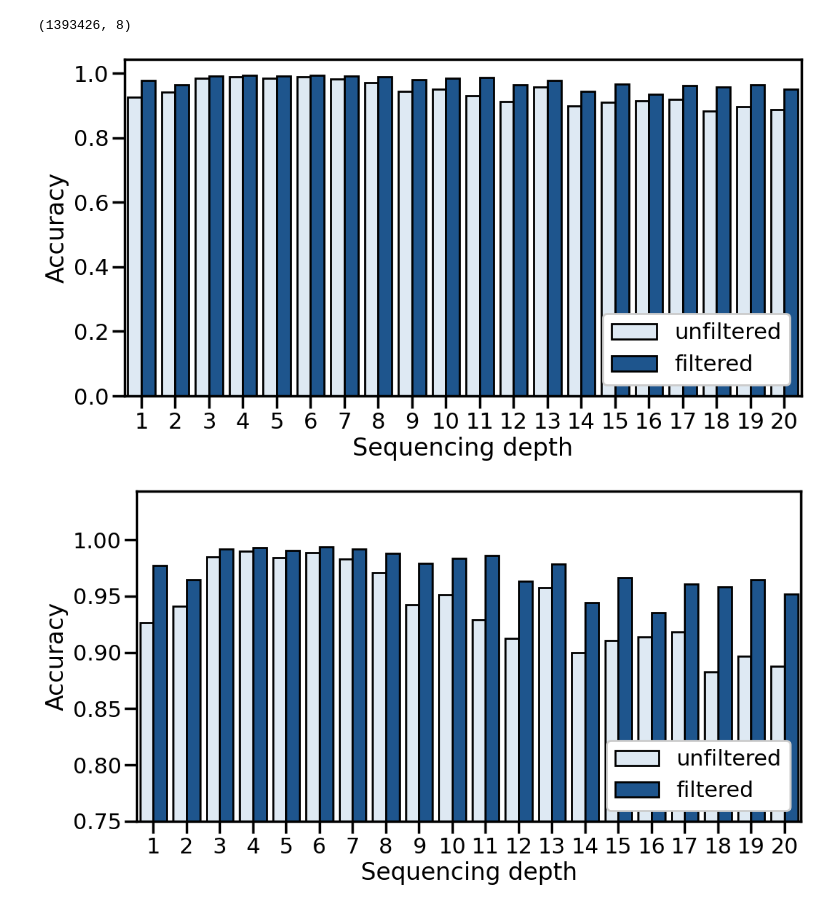
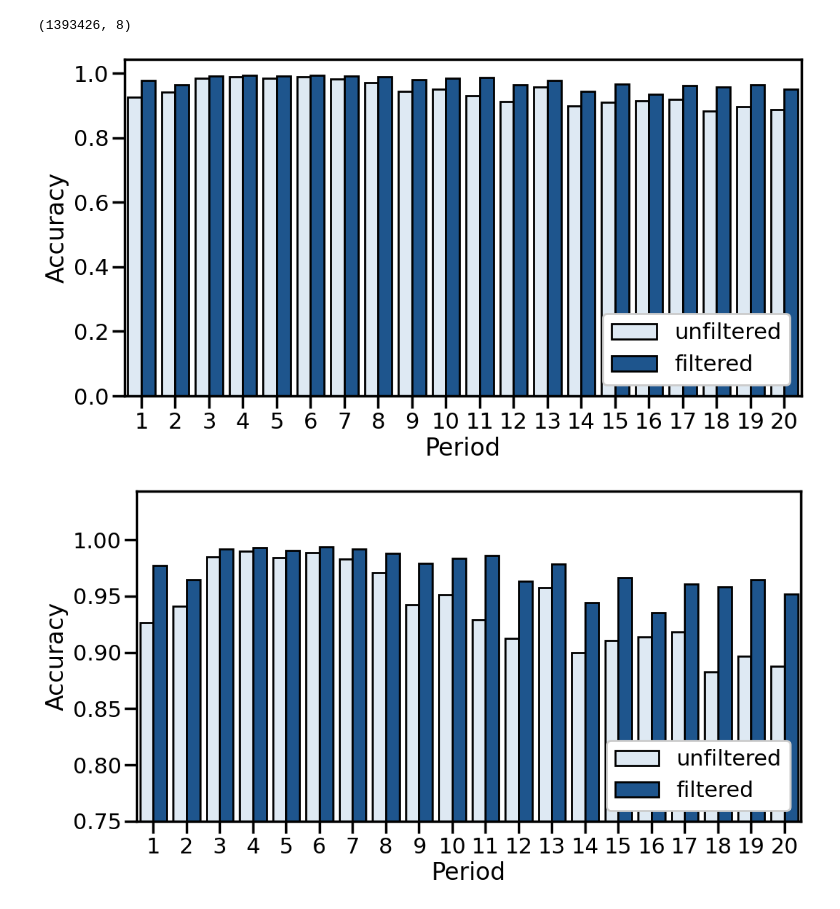
Before and after one commit to acg-team/ConSTRain-analyses, a Jupyter notebook: analyses/HG002/ConSTRain/accuracy_per_period.ipynb, the cells around one changed output. Saved outputs shown, nothing was run; the diff lists cells and outputs as text; code cells hidden in the pictures.

```diff
--- a/analyses/HG002/ConSTRain/accuracy_per_period.ipynb
+++ b/analyses/HG002/ConSTRain/accuracy_per_period.ipynb
@@ -33,30 +33,30 @@ print(df_comparison_filt.shape)
 # %%
 df_plot = df_comparison[["period", "match"]].groupby("period", as_index=False).value_counts(normalize=True).query("match").assign(filt="unfiltered")
 df_plot = pd.concat([
     df_plot,
     df_comparison_filt[["period", "match"]].groupby("period", as_index=False).value_counts(normalize=True).query("match").assign(filt="filtered")
 ])
 
 fig = plt.figure(figsize=(12, 6))
 
 ax = sns.barplot(
     df_plot,
     x="period",
     y="proportion",
     hue="filt",
     palette=[sns.color_palette("Blues")[0], sns.color_palette("Blues")[-1]],
     edgecolor="black"
 )
 
 sns.move_legend(ax, "lower right")
 _ = ax.get_legend().set(title="")
 _ = ax.get_legend().get_frame().set_alpha(1)
 _ = ax.set(
-    xlabel="Sequencing depth",
+    xlabel="Period",
     ylabel="Accuracy",
 )
 # %% [output]
-[figure, old version]
+[figure, new version]
 # %%
 df_plot = df_comparison[["period", "match"]].groupby("period", as_index=False).value_counts(normalize=True).query("match").assign(filt="unfiltered")
 df_plot = pd.concat([
@@ -79,9 +79,9 @@ sns.move_legend(ax, "lower right")
 _ = ax.get_legend().set(title="")
 _ = ax.get_legend().get_frame().set_alpha(1)
 _ = ax.set(
-    xlabel="Sequencing depth",
+    xlabel="Period",
     ylabel="Accuracy",
     ylim=(.75, None)
 )
 # %% [output]
-[figure, old version]
+[figure, new version]
```
Also changed, not shown: 12 other files.
